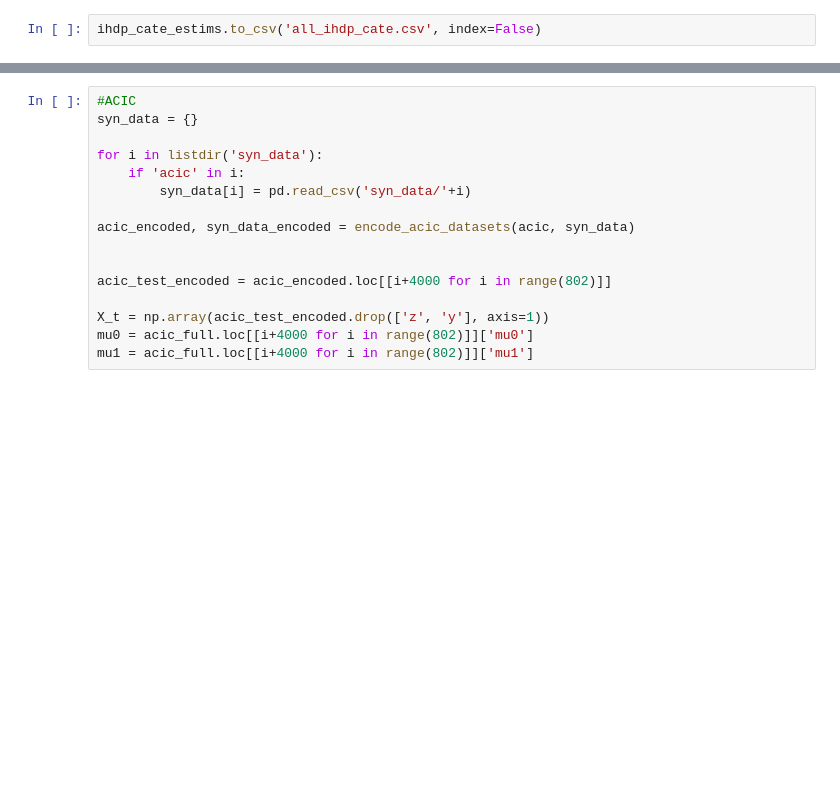
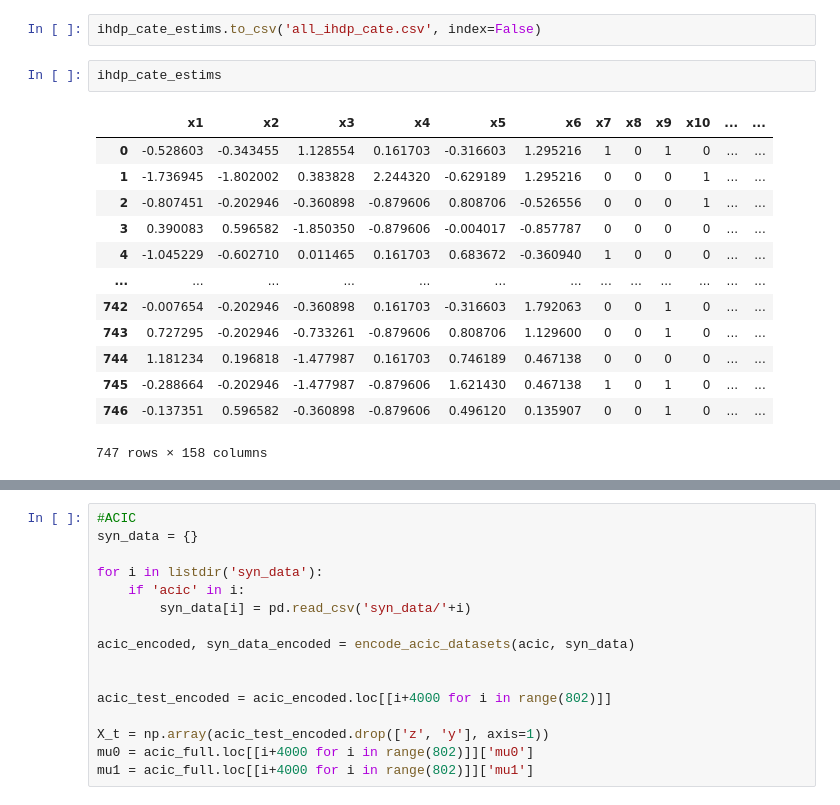
Before and after one commit to harrya32/causal_synthetic_data, a Jupyter notebook: Experiments/Experiments.ipynb, the cells around one changed output, grey strips where cells are left out. Drawn from its saved outputs; the diff is of its cells as text; blank space fills up the shorter version.

```diff
--- a/Experiments/Experiments.ipynb
+++ b/Experiments/Experiments.ipynb
@@ -234,3 +236,19 @@ RANet() complete on real
 DRNet() complete on real
 # %%
 ihdp_cate_estims.to_csv('all_ihdp_cate.csv', index=False)
+# %%
+ihdp_cate_estims
+# %% [output]
+|  | x1 | x2 | x3 | x4 | x5 | x6 | x7 | x8 | x9 | x10 | ... | ... |
+| 0 | -0.528603 | -0.343455 | 1.128554 | 0.161703 | -0.316603 | 1.295216 | 1 | 0 | 1 | 0 | ... | ... |
+| 1 | -1.736945 | -1.802002 | 0.383828 | 2.244320 | -0.629189 | 1.295216 | 0 | 0 | 0 | 1 | ... | ... |
+| 2 | -0.807451 | -0.202946 | -0.360898 | -0.879606 | 0.808706 | -0.526556 | 0 | 0 | 0 | 1 | ... | ... |
+| 3 | 0.390083 | 0.596582 | -1.850350 | -0.879606 | -0.004017 | -0.857787 | 0 | 0 | 0 | 0 | ... | ... |
+| 4 | -1.045229 | -0.602710 | 0.011465 | 0.161703 | 0.683672 | -0.360940 | 1 | 0 | 0 | 0 | ... | ... |
+| ... | ... | ... | ... | ... | ... | ... | ... | ... | ... | ... | ... | ... |
+| 742 | -0.007654 | -0.202946 | -0.360898 | 0.161703 | -0.316603 | 1.792063 | 0 | 0 | 1 | 0 | ... | ... |
+| 743 | 0.727295 | -0.202946 | -0.733261 | -0.879606 | 0.808706 | 1.129600 | 0 | 0 | 1 | 0 | ... | ... |
+| 744 | 1.181234 | 0.196818 | -1.477987 | 0.161703 | 0.746189 | 0.467138 | 0 | 0 | 0 | 0 | ... | ... |
+| 745 | -0.288664 | -0.202946 | -1.477987 | -0.879606 | 1.621430 | 0.467138 | 1 | 0 | 1 | 0 | ... | ... |
+| 746 | -0.137351 | 0.596582 | -0.360898 | -0.879606 | 0.496120 | 0.135907 | 0 | 0 | 1 | 0 | ... | ... |
+747 rows × 158 columns
```
Also changed, not shown: parts of 12 cells of this notebook, 1 other file.
